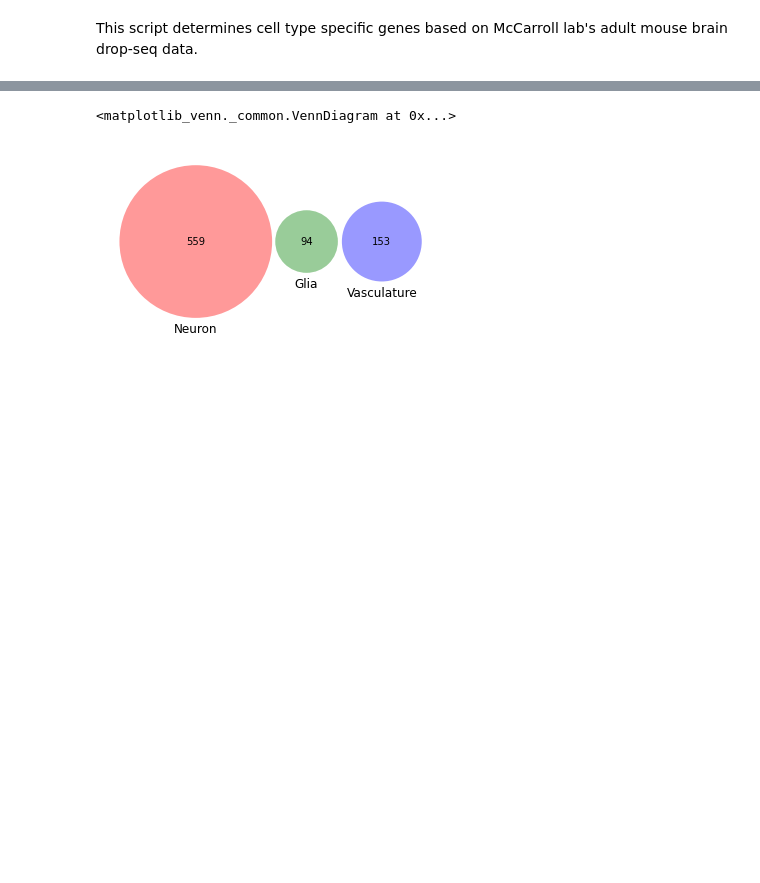
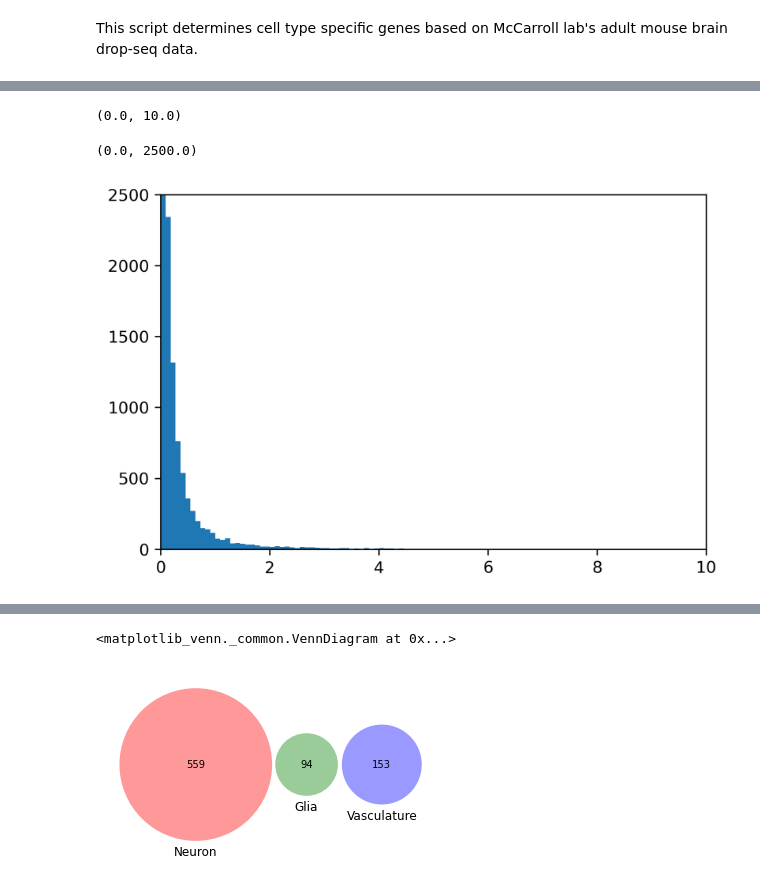
Before and after one commit to VeritatemAmo/neuron-glia-dNdS, a Jupyter notebook: jupyter_notebooks/mouse_adult_brain.Saunders_2018_Cell_Type.ipynb, the cells around one changed output, grey strips where cells are left out. Saved outputs shown, nothing was run; the diff lists cells and outputs as text; code cells hidden in the pictures; blank space fills up the shorter version.

```diff
--- a/jupyter_notebooks/mouse_adult_brain.Saunders_2018_Cell_Type.ipynb
+++ b/jupyter_notebooks/mouse_adult_brain.Saunders_2018_Cell_Type.ipynb
@@ -300,0 +121,12 @@ metacell_df[metacell_df["Vasculature-specific"]==1].shape
+# %%
+print('Neuron:')
+N_num=annotation_df.loc[Neuron_cluster_list,'num_cells'].sum()
+print(N_num)
+
+print('Glia:')
+G_num=annotation_df.loc[Glia_cluster_list,'num_cells'].sum()
+print(G_num)
+
+print('Vasculature:')
+V_num=annotation_df.loc[Vasculature_cluster_list,'num_cells'].sum()
+print(V_num)
@@ -300,0 +235,10 @@ metacell_df[metacell_df["Vasculature-specific"]==1].shape
+# %%
+fig, ax = plt.subplots()
+histogram = ax.hist(master_class_df['UMI_per_Neuron'],bins=1000)
+plt.xlim([0,10])
+plt.ylim([0,2500])
+plt.show()
+# %% [output]
+(0.0, 10.0)
+(0.0, 2500.0)
+[figure, added]
```
Also changed, not shown: parts of 94 cells of this notebook, 1 other file.
